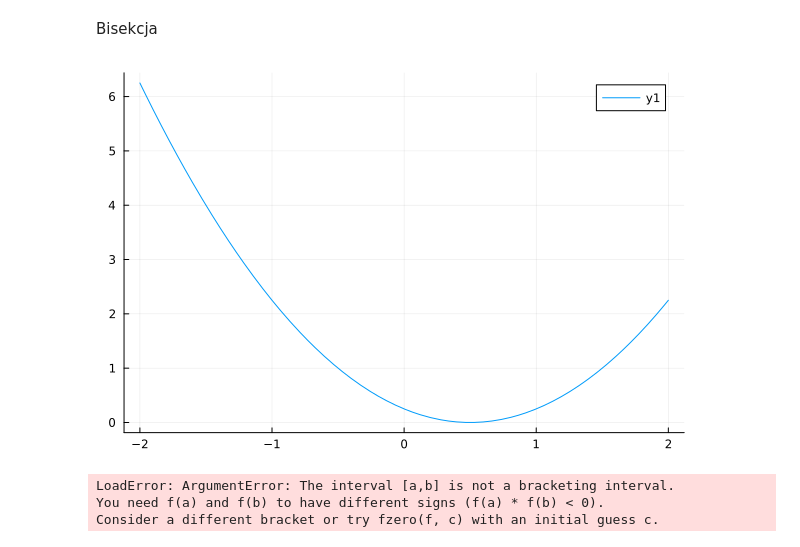
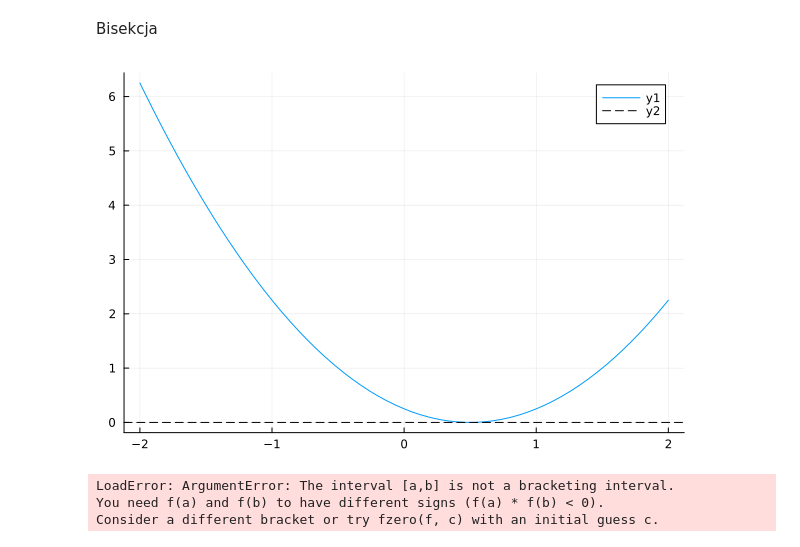
Before and after one commit to Jakub-Woszczek/mownit, a Jupyter notebook: lab8/lab8Sol.ipynb, the cells around one changed output. Drawn from its saved outputs; the diff is of its cells as text; code cells hidden in the pictures.

```diff
--- a/lab8/lab8Sol.ipynb
+++ b/lab8/lab8Sol.ipynb
@@ -196,9 +189,10 @@ Bisekcja
 # %%
 g(x) = (x-0.5)^2
 xs = -2:2
 plot(g, extrema(xs)...)
+hline!([0], linestyle=:dash, color=:black)
 # %% [output]
-[figure, old version]
+[figure, new version]
 # %%
 tracker,val = bisection(g)
 # %% [output]
```
Also changed, not shown: parts of 3 cells of this notebook.
